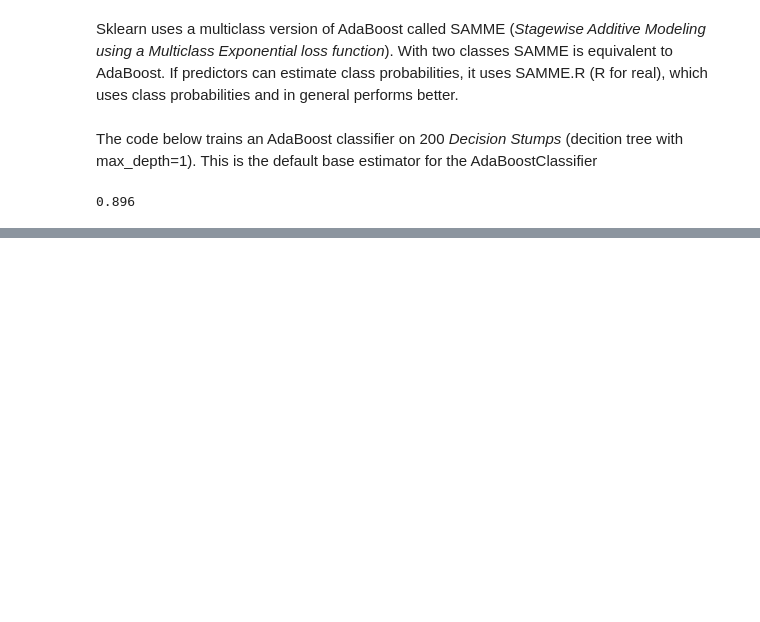
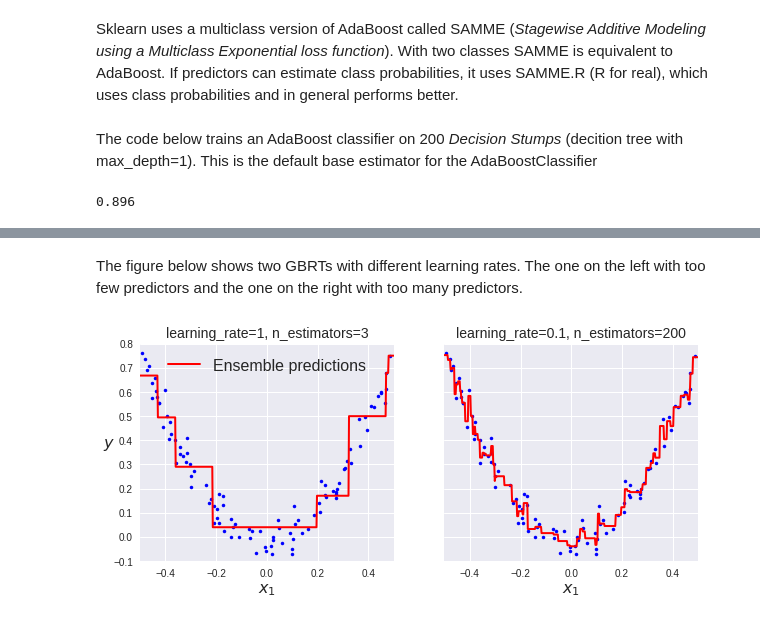
Before and after one commit to amaralcs/homl, a Jupyter notebook: 7_ensemble_learning.ipynb, the cells around one changed output, grey strips where cells are left out. Saved outputs shown, nothing was run; the diff lists cells and outputs as text; code cells hidden in the pictures; blank space fills up the shorter version.

Commit message:
Finished section on Ensemble Learning

```diff
--- a/7_ensemble_learning.ipynb
+++ b/7_ensemble_learning.ipynb
@@ -329,0 +387,2 @@ accuracy_score(y_test, y_pred_ada)
+# %%
+y_pred = sum(tree.predict(X) for tree in (tree_reg1, tree_reg2, tree_reg3))
@@ -329,0 +393,5 @@ accuracy_score(y_test, y_pred_ada)
+# %%
+# The following replicates the steps done above
+from sklearn.ensemble import GradientBoostingRegressor
+gbrt = GradientBoostingRegressor(max_depth=2, n_estimators=3, learning_rate=1, random_state=42)
+gbrt.fit(X,y)
@@ -329,0 +410,13 @@ accuracy_score(y_test, y_pred_ada)
+# %%
+def plot_predictions(regressors, X, y, axes, label=None, style="r-", data_style="b.", data_label=None):
+    x1 = np.linspace(axes[0], axes[1], 500)
+    y_pred = sum(regressor.predict(x1.reshape(-1, 1)) for regressor in regressors)
+    plt.plot(X[:, 0], y, data_style, label=data_label)
+    plt.plot(x1, y_pred, style, linewidth=2, label=label)
+    if label or data_label:
+        plt.legend(loc="upper center", fontsize=16)
+    plt.axis(axes)
+# %%
+gbrt_slow = GradientBoostingRegressor(max_depth=2, n_estimators=200, learning_rate=0.1,
+                                      random_state=42)
+gbrt_slow.fit(X,y)
@@ -329,0 +433,21 @@ accuracy_score(y_test, y_pred_ada)
+# %% [markdown]
+The figure below shows two GBRTs with different learning rates. The one on the left with too few predictors and the one on the right with too many predictors.
+# %%
+fix, axes = plt.subplots(ncols=2, figsize=(10,4), sharey=True)
+
+plt.sca(axes[0])
+plot_predictions([gbrt], X, y, axes=[-0.5, 0.5, -0.1, 0.8], label="Ensemble predictions")
+plt.title("learning_rate={}, n_estimators={}"
+          .format(gbrt.learning_rate, gbrt.n_estimators), fontsize=14)
+plt.xlabel("$x_1$", fontsize=16)
+plt.ylabel("$y$", fontsize=16, rotation=0)
+
+plt.sca(axes[1])
+plot_predictions([gbrt_slow], X, y, axes=[-0.5, 0.5, -0.1, 0.8])
+plt.title("learning_rate={}, n_estimators={}"
+          .format(gbrt_slow.learning_rate, gbrt_slow.n_estimators), fontsize=14)
+plt.xlabel("$x_1$", fontsize=16)
+
+plt.show()
+# %% [output]
+[figure, added]
```
Also changed, not shown: parts of 36 cells of this notebook, 1 other file.
